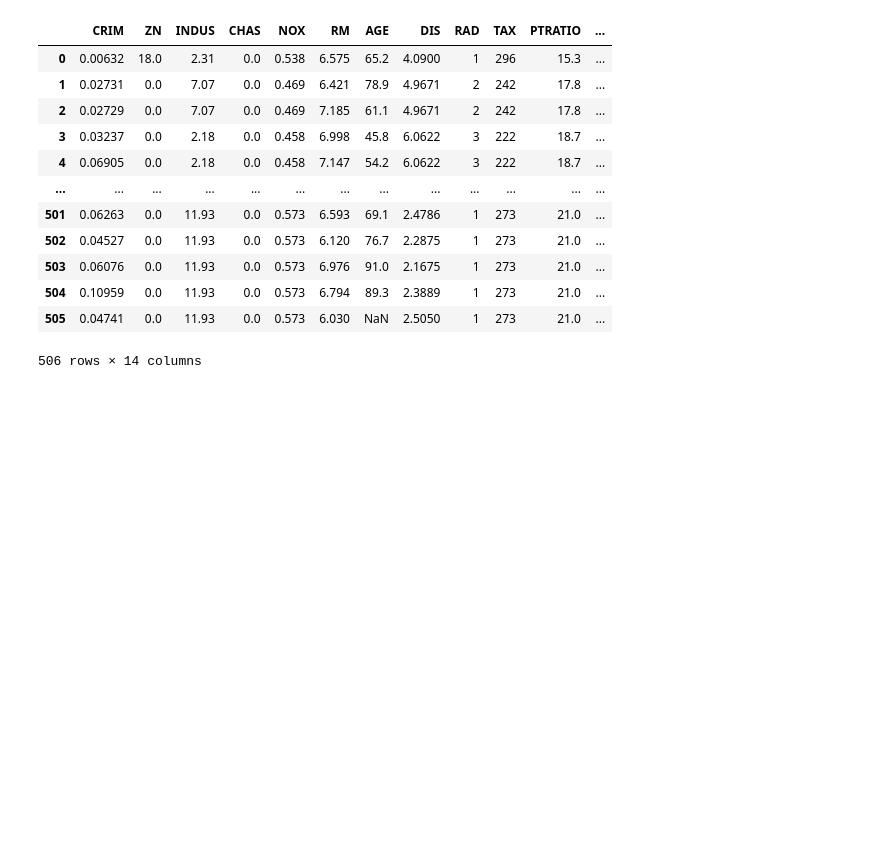
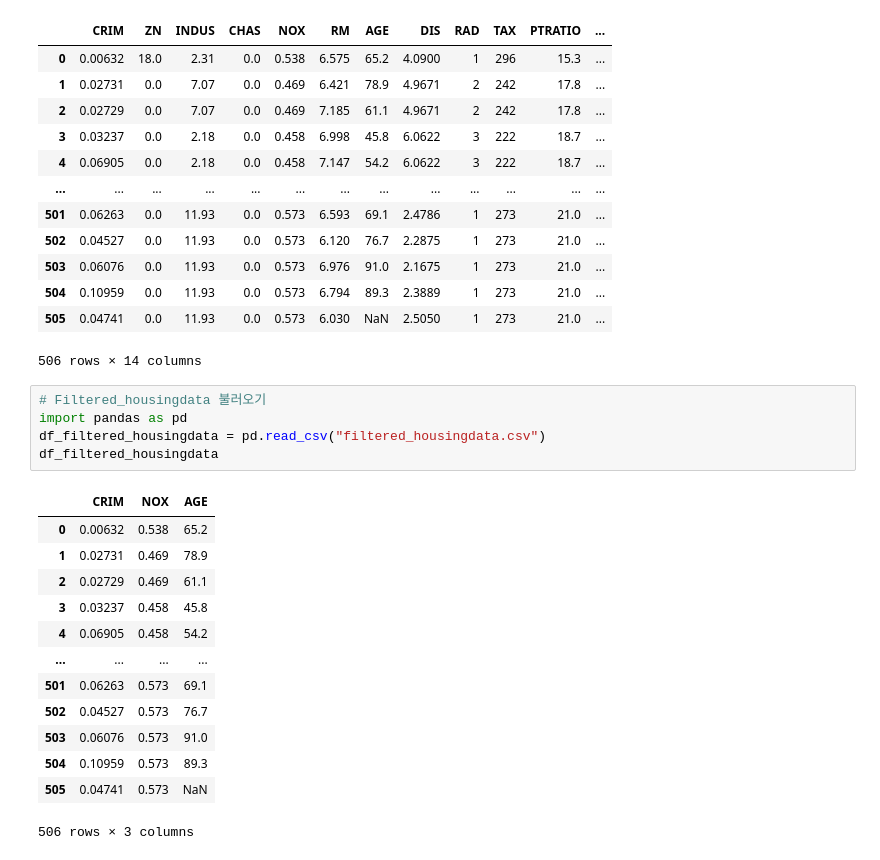
Before and after one commit to minkyungbae/My-assignments, a Jupyter notebook: Chapter2_Assignment_241231/machine_learning_이상치 처리.ipynb, the cells around one changed output. Drawn from its saved outputs; the diff is of its cells as text; blank space fills up the shorter version.

```diff
--- a/Chapter2_Assignment_241231/machine_learning_이상치 처리.ipynb
+++ b/Chapter2_Assignment_241231/machine_learning_이상치 처리.ipynb
@@ -16,3 +16,22 @@ df_housingdata
 | 504 | 0.10959 | 0.0 | 11.93 | 0.0 | 0.573 | 6.794 | 89.3 | 2.3889 | 1 | 273 | 21.0 | ... |
 | 505 | 0.04741 | 0.0 | 11.93 | 0.0 | 0.573 | 6.030 | NaN | 2.5050 | 1 | 273 | 21.0 | ... |
 506 rows × 14 columns
+# %%
+# Filtered_housingdata 불러오기
+import pandas as pd
+df_filtered_housingdata = pd.read_csv("filtered_housingdata.csv")
+df_filtered_housingdata
+# %% [output]
+|  | CRIM | NOX | AGE |
+| 0 | 0.00632 | 0.538 | 65.2 |
+| 1 | 0.02731 | 0.469 | 78.9 |
+| 2 | 0.02729 | 0.469 | 61.1 |
+| 3 | 0.03237 | 0.458 | 45.8 |
+| 4 | 0.06905 | 0.458 | 54.2 |
+| ... | ... | ... | ... |
+| 501 | 0.06263 | 0.573 | 69.1 |
+| 502 | 0.04527 | 0.573 | 76.7 |
+| 503 | 0.06076 | 0.573 | 91.0 |
+| 504 | 0.10959 | 0.573 | 89.3 |
+| 505 | 0.04741 | 0.573 | NaN |
+506 rows × 3 columns
```
Also changed, not shown: parts of 6 cells of this notebook.
